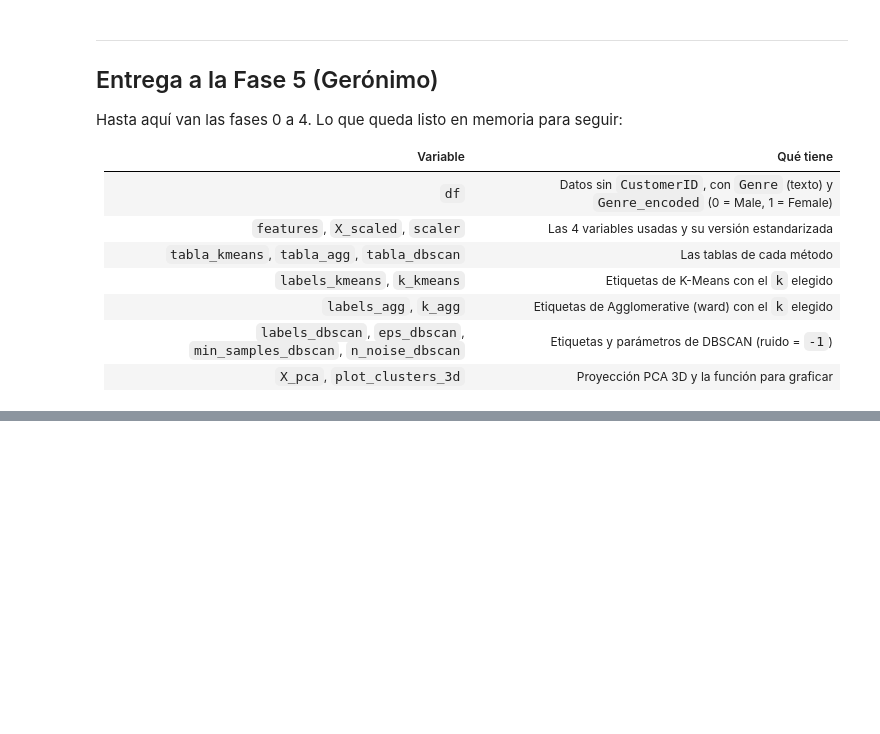
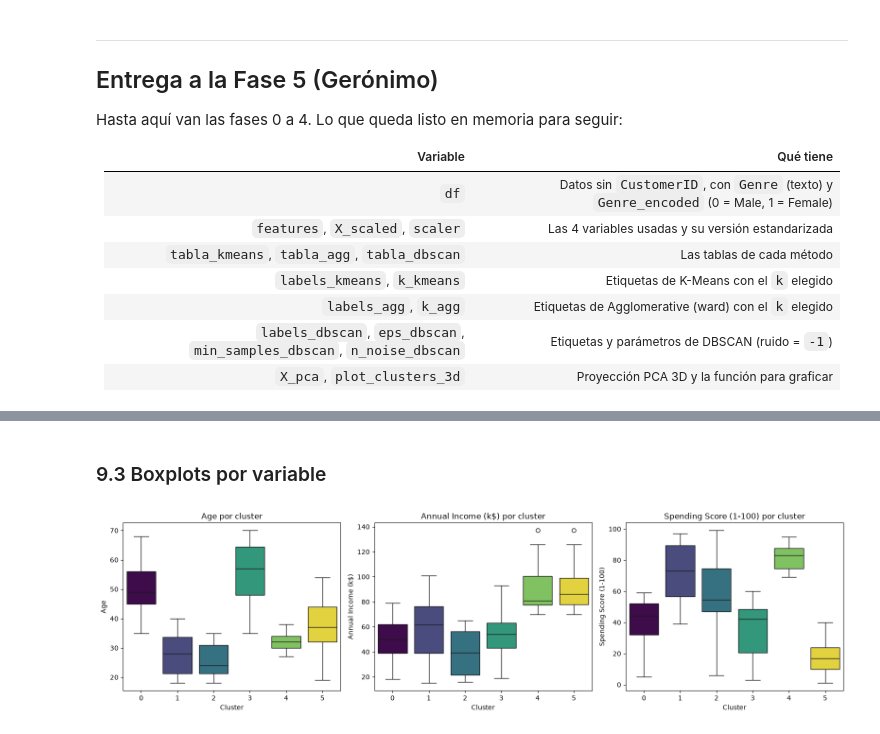
Before and after one commit to kepabonsaeafit/fundamentos-aa-2026, a Jupyter notebook: talleres/workshop3-clustering/workshop3_clustering_mall.ipynb, the cells around one changed output, grey strips where cells are left out. Drawn from its saved outputs; the diff is of its cells as text; code cells hidden in the pictures; blank space fills up the shorter version.

```diff
--- a/talleres/workshop3-clustering/workshop3_clustering_mall.ipynb
+++ b/talleres/workshop3-clustering/workshop3_clustering_mall.ipynb
@@ -570,0 +677,5 @@ Hasta aquí van las fases 0 a 4. Lo que queda listo en memoria para seguir:
+# %%
+df["Cluster"] = labels_kmeans   # K-Means con k = 6 (lo que se decidió en la Fase 6)
+
+cols_orig = ["Age", "Annual Income (k$)", "Spending Score (1-100)"]
+df["Cluster"].value_counts().sort_index()
@@ -570,0 +730,13 @@ Hasta aquí van las fases 0 a 4. Lo que queda listo en memoria para seguir:
+# %% [markdown]
+### 9.3 Boxplots por variable
+# %%
+fig, axes = plt.subplots(1, 3, figsize=(16, 4.5))
+
+for ax, col in zip(axes, cols_orig):
+    sns.boxplot(data=df, x="Cluster", y=col, hue="Cluster", palette="viridis", legend=False, ax=ax)
+    ax.set_title(f"{col} por cluster")
+
+plt.tight_layout()
+plt.show()
+# %% [output]
+[figure, added]
```
Also changed, not shown: parts of 29 cells of this notebook, 1 other file.
